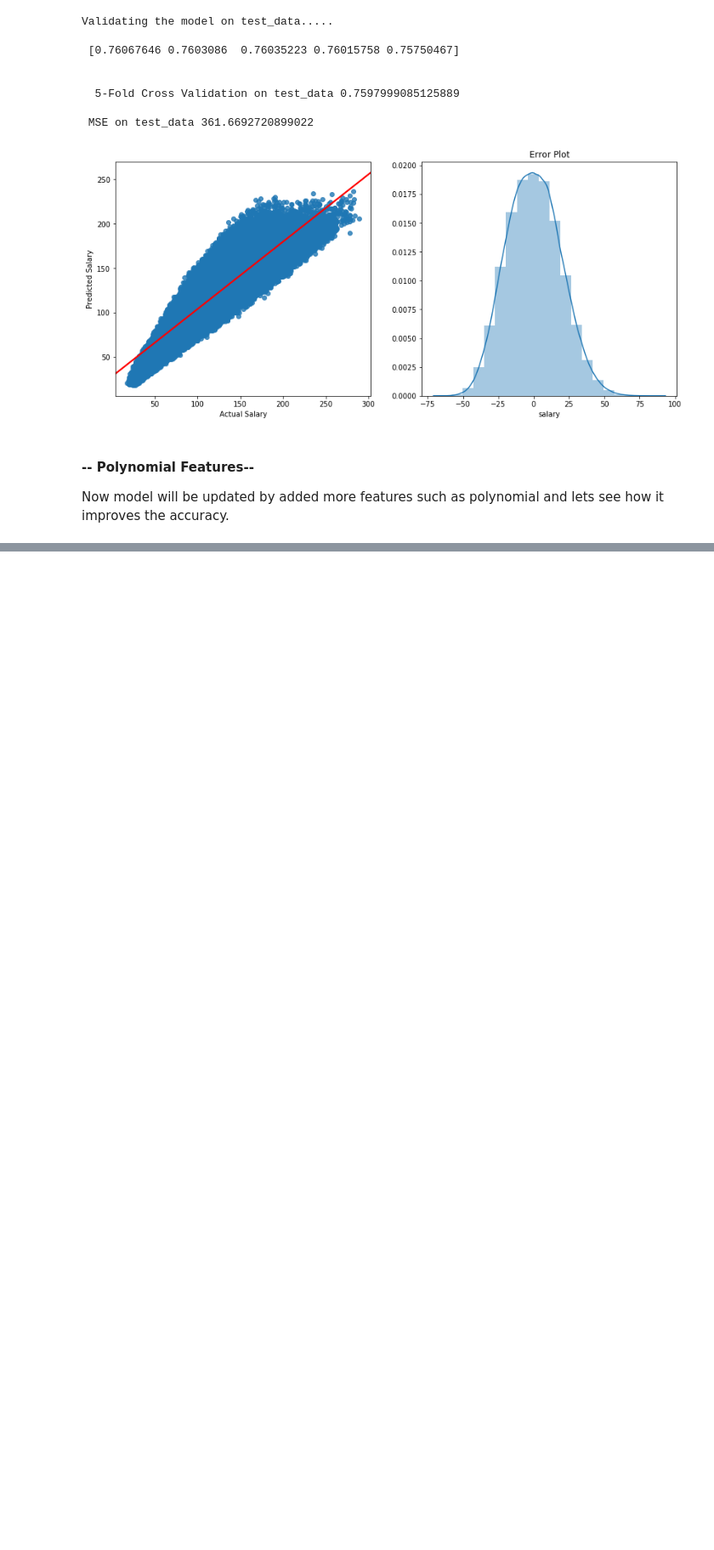
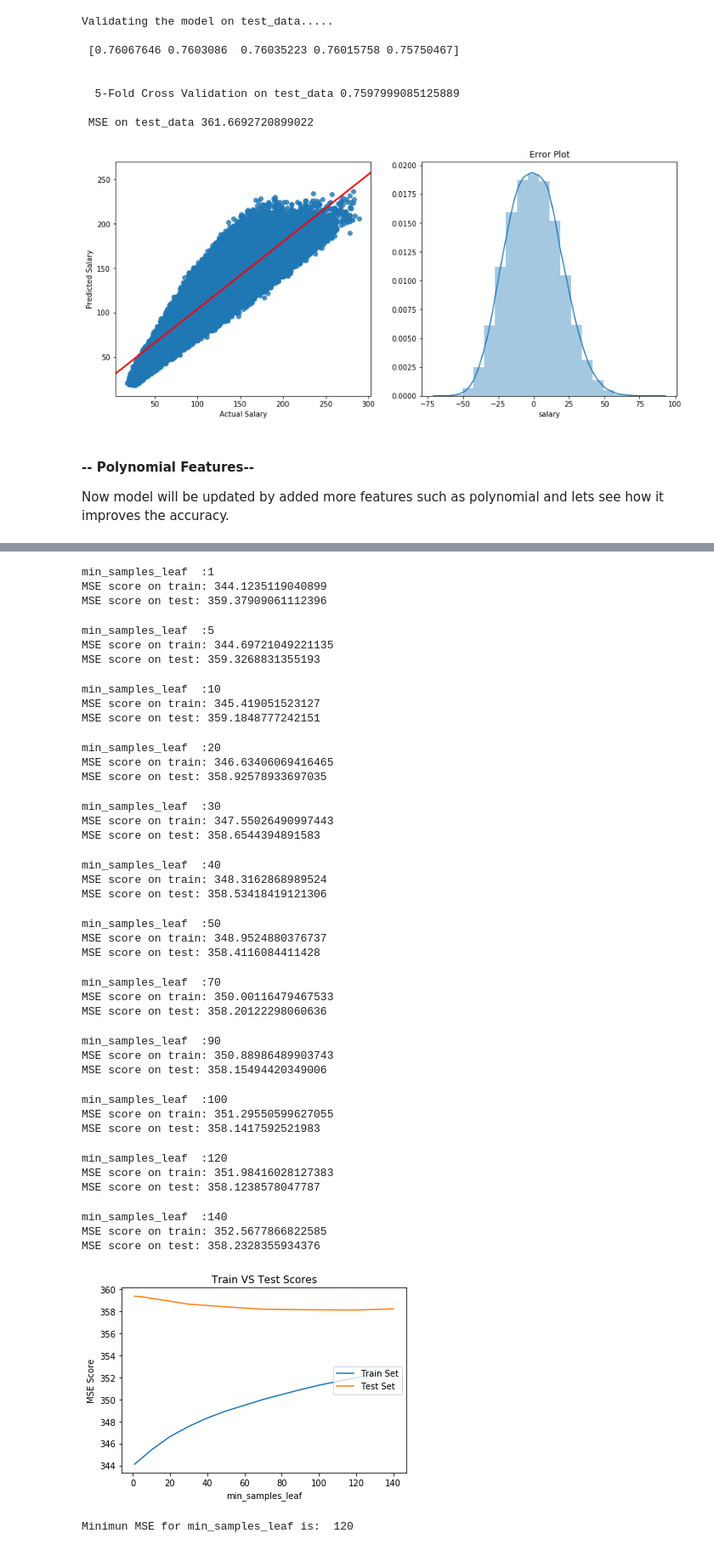
Before and after one commit to ishantg3/Salary-Prediction, a Jupyter notebook: Salary_Prediction.ipynb, the cells around one changed output, grey strips where cells are left out. Shown at 85% size. Drawn from its saved outputs; the diff is of its cells as text; code cells hidden in the pictures; blank space fills up the shorter version.

```diff
--- a/Salary_Prediction.ipynb
+++ b/Salary_Prediction.ipynb
@@ -473,0 +608,62 @@ NameError: name 'PolynomialFeatures' is not defined
+# %%
+min_samples_leaf = [1,5, 10, 20,30,40,50,70,90,100,120,140]
+mse_err_tr=[]
+mse_err_ts=[]
+
+for msl in min_samples_leaf:
+    rf=RandomForestRegressor(max_depth=12,min_samples_leaf=msl,random_state=44,n_jobs=-1)
+    rf.fit(x_train,y_train)
+    print("min_samples_leaf  :"+str(msl))
+
+    #on train data
+    rf_predict=rf.predict(x_train)
+    Err=mean_squared_error(y_train,rf_predict)
+    print("MSE score on train: "+str(Err))
+    mse_err_tr.append(Err)
+
+    #on test data
+    rf_predict=rf.predict(x_test)
+    Err=mean_squared_error(y_test,rf_predict)
+    print("MSE score on test: "+str(Err))
+    mse_err_ts.append(Err)
+
+plot_hyper(min_samples_leaf,mse_err_tr,mse_err_ts,"min_samples_leaf")
+# %% [output]
+min_samples_leaf  :1
+MSE score on train: 344.1235119040899
+MSE score on test: 359.37909061112396
+min_samples_leaf  :5
+MSE score on train: 344.69721049221135
+MSE score on test: 359.3268831355193
+min_samples_leaf  :10
+MSE score on train: 345.419051523127
+MSE score on test: 359.1848777242151
+min_samples_leaf  :20
+MSE score on train: 346.63406069416465
+MSE score on test: 358.92578933697035
+min_samples_leaf  :30
+MSE score on train: 347.55026490997443
+MSE score on test: 358.6544394891583
+min_samples_leaf  :40
+MSE score on train: 348.3162868989524
+MSE score on test: 358.53418419121306
+min_samples_leaf  :50
+MSE score on train: 348.9524880376737
+MSE score on test: 358.4116084411428
+min_samples_leaf  :70
+MSE score on train: 350.00116479467533
+MSE score on test: 358.20122298060636
+min_samples_leaf  :90
+MSE score on train: 350.88986489903743
+MSE score on test: 358.15494420349006
+min_samples_leaf  :100
+MSE score on train: 351.29550599627055
+MSE score on test: 358.1417592521983
+min_samples_leaf  :120
+MSE score on train: 351.98416028127383
+MSE score on test: 358.1238578047787
+min_samples_leaf  :140
+MSE score on train: 352.5677866822585
+MSE score on test: 358.2328355934376
+[figure, added]
+Minimun MSE for min_samples_leaf is:  120
```
Also changed, not shown: parts of 25 cells of this notebook.
